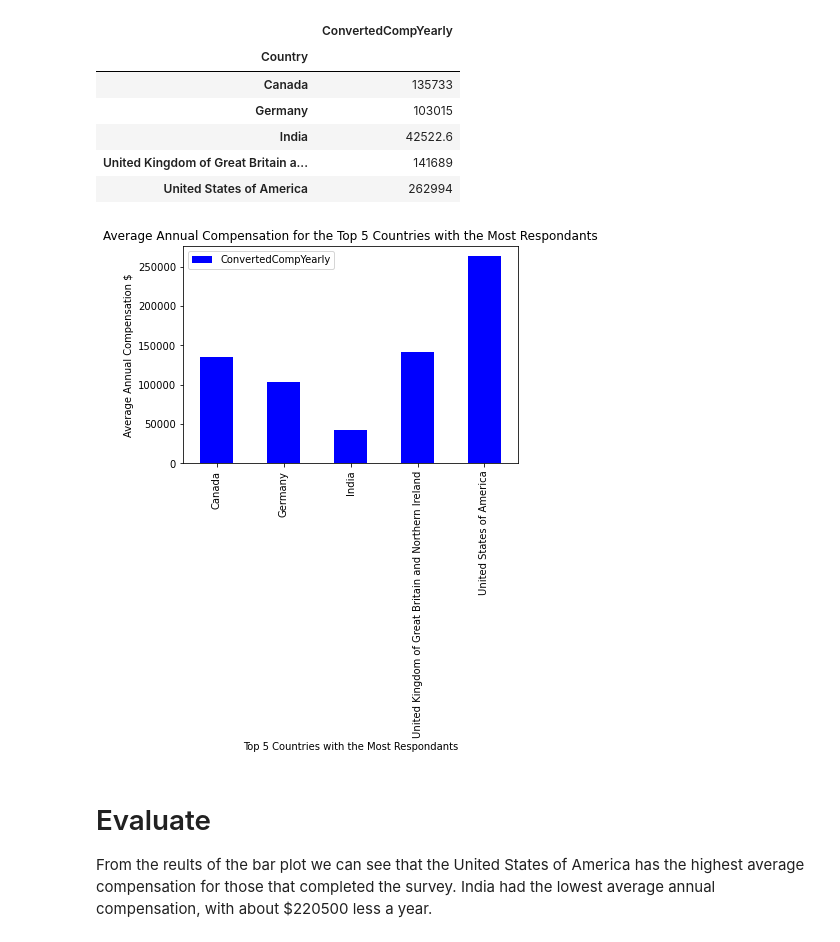
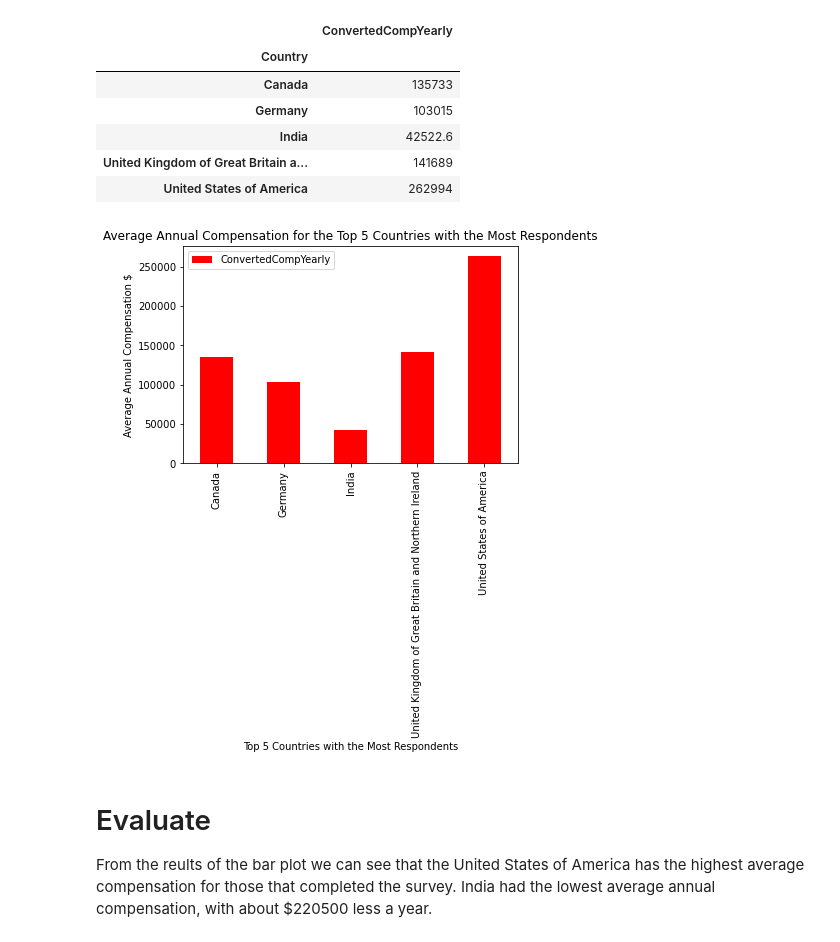
Before and after one commit to cleff1/StackOverflow-2021-survey-Project, a Jupyter notebook: StackOverflow-2021-survey-Project.ipynb, the cells around one changed output. Saved outputs shown, nothing was run; the diff lists cells and outputs as text; code cells hidden in the pictures.

```diff
--- a/StackOverflow-2021-survey-Project.ipynb
+++ b/StackOverflow-2021-survey-Project.ipynb
@@ -268,13 +279,13 @@ Salary
 # %%
 # Plot the dataframe
 
-Salary.plot(kind = 'bar', color= 'blue')
+Salary.plot(kind = 'bar', color= 'red')
 plt.xlabel("Top 5 Countries with the Most Respondents")
 plt.ylabel("Average Annual Compensation $")
 plt.title("Average Annual Compensation for the Top 5 Countries with the Most Respondents")
 plt.show()
 # %% [output]
-[figure, old version]
+[figure, new version]
 # %% [markdown]
 # Evaluate
 
```
Also changed, not shown: parts of 7 cells of this notebook.
